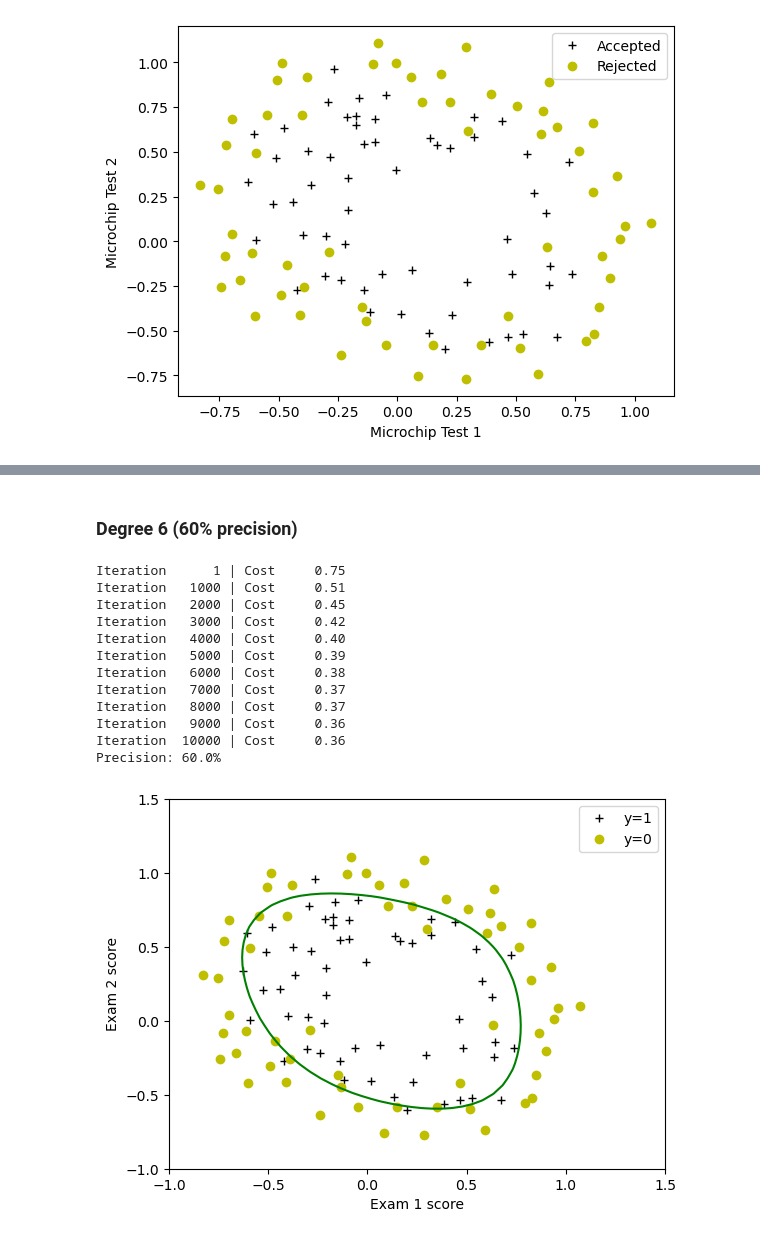
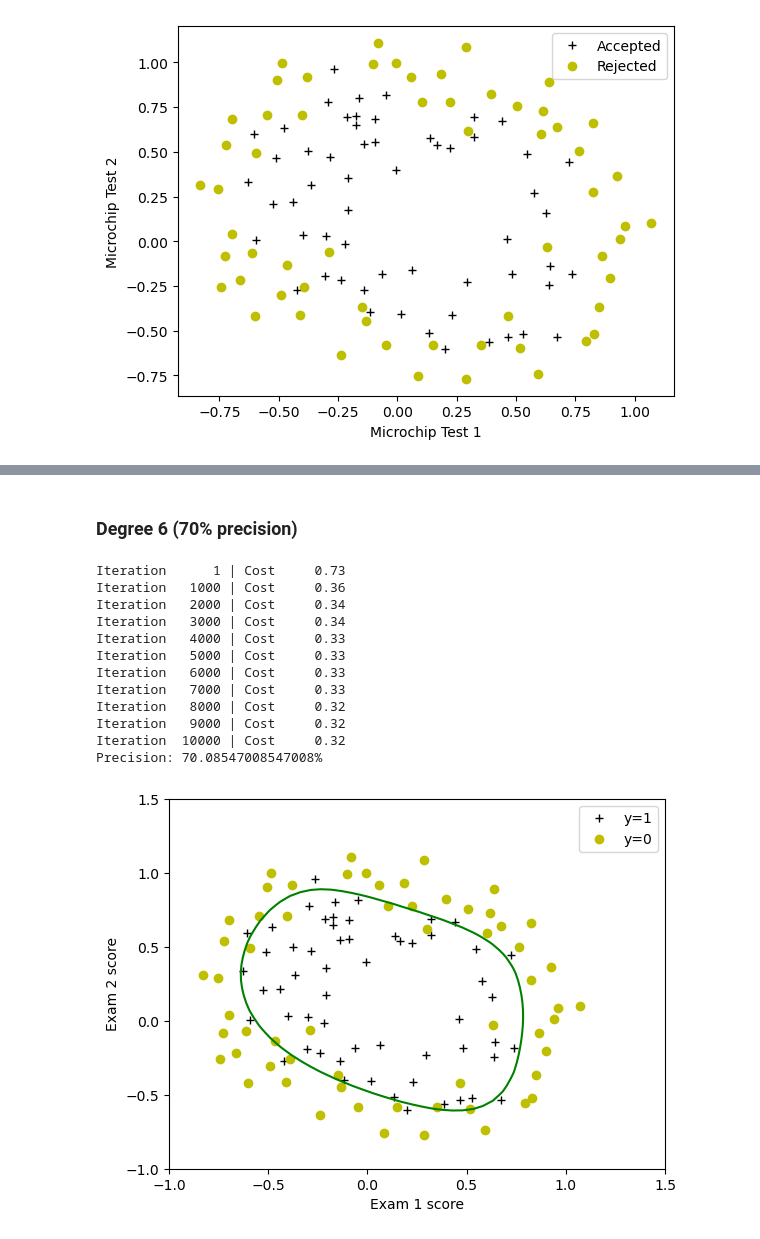
Before and after one commit to saymow/machine-learning, a Jupyter notebook: logistic-regression.ipynb, the cells around one changed output, grey strips where cells are left out. Saved outputs shown, nothing was run; the diff lists cells and outputs as text; code cells hidden in the pictures.

```diff
--- a/logistic-regression.ipynb
+++ b/logistic-regression.ipynb
@@ -36,7 +52,7 @@ def compute_cost(X, y, w, b, _):
 def compute_gradient(X, y, w, b, _):
     m, n = X.shape
 
-    dj_db = .0
+    dj_db = 0.
     dj_dw = np.zeros(w.shape)
 
     for i in range(m):
@@ -54,7 +70,7 @@ def compute_gradient(X, y, w, b, _):
 # %%
 def compute_gradient_descent(X, y, w_in, b_in, cost_function, gradient_function, alpha, lambda_, iterations):
     for idx in range(iterations):
-        dj_dw, dj_db = compute_gradient(X, y, w_in, b_in, lambda_)
+        dj_dw, dj_db = gradient_function(X, y, w_in, b_in, lambda_)
 
         w_in = w_in - alpha * dj_dw
         b_in = b_in - alpha * dj_db
@@ -223,24 +251,27 @@ Precision: 60.0%
 # %% [markdown]
-### Degree 6 (60% precision)
+### Degree 6 (70% precision)
 # %%
 mapped_X6_train = map_feature(X_train[:, 0], X_train[:, 1], 6)
 initial_w6 = np.random.rand(mapped_X6_train.shape[1]) - 0.5
 initial_b6 = 0.5
 
+iterations = 10000
+alpha = 0.5
+
 w6, b6 = compute_gradient_descent(mapped_X6_train, y_train, initial_w6, initial_b6, compute_cost, compute_gradient, alpha, -1, iterations)
 show_non_linear_results(w6, b6, mapped_X6_train, y_train, 6)
 # %% [output]
-Iteration      1 | Cost     0.75
-Iteration   1000 | Cost     0.51
-Iteration   2000 | Cost     0.45
-Iteration   3000 | Cost     0.42
-Iteration   4000 | Cost     0.40
-Iteration   5000 | Cost     0.39
-Iteration   6000 | Cost     0.38
-Iteration   7000 | Cost     0.37
-Iteration   8000 | Cost     0.37
-Iteration   9000 | Cost     0.36
-Iteration  10000 | Cost     0.36
-Precision: 60.0%
+Iteration      1 | Cost     0.73
+Iteration   1000 | Cost     0.36
+Iteration   2000 | Cost     0.34
+Iteration   3000 | Cost     0.34
+Iteration   4000 | Cost     0.33
+Iteration   5000 | Cost     0.33
+Iteration   6000 | Cost     0.33
+Iteration   7000 | Cost     0.33
+Iteration   8000 | Cost     0.32
+Iteration   9000 | Cost     0.32
+Iteration  10000 | Cost     0.32
+Precision: 70.08547008547008%
-[figure, old version]
+[figure, new version]
 # %% [markdown]
```
Also changed, not shown: parts of 19 cells of this notebook, 1 other file.
